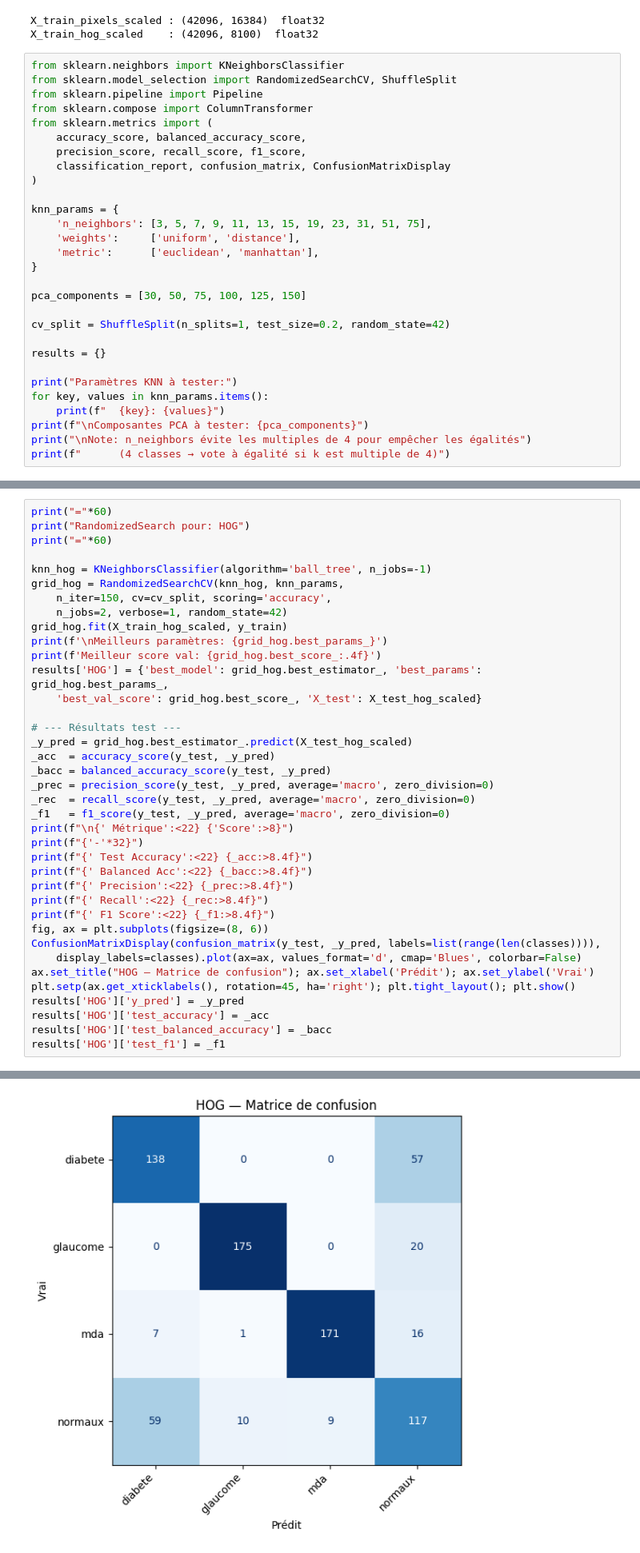
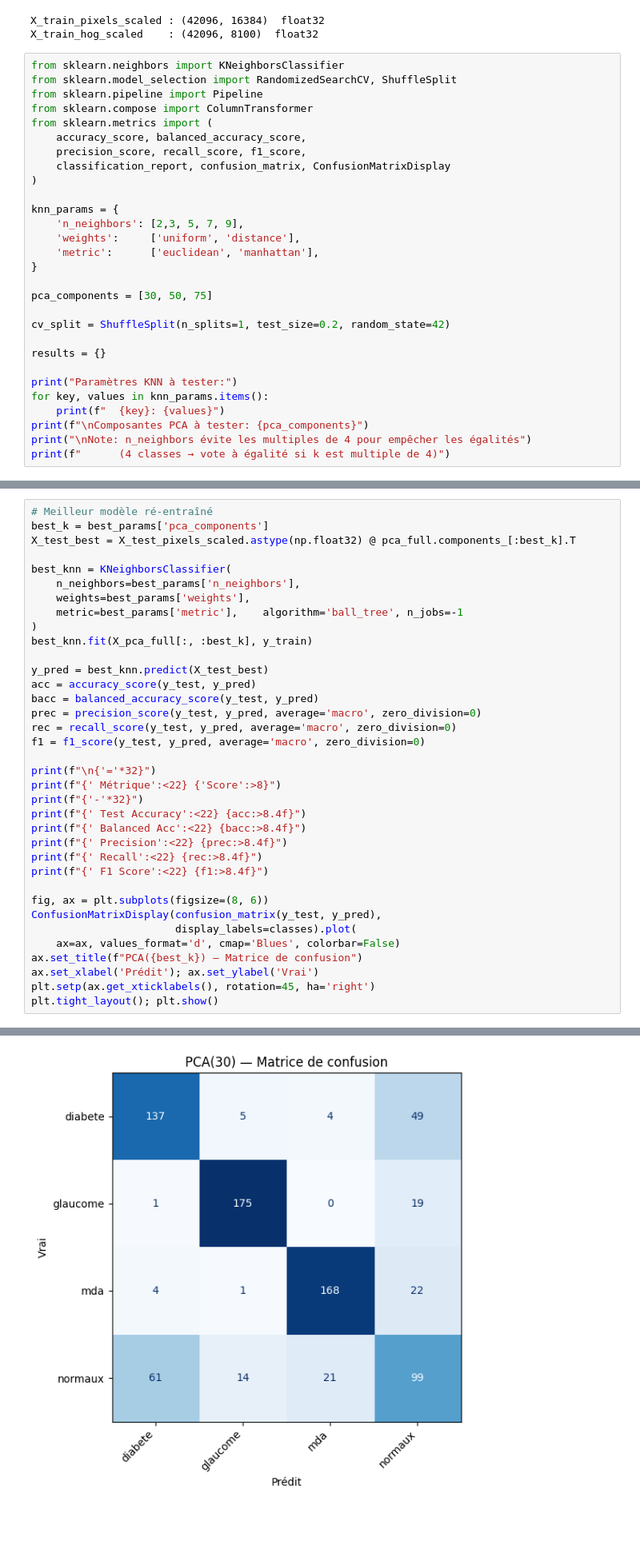
Before and after one commit to Mathis0000/Memoire, a Jupyter notebook: knn/knn.ipynb, the cells around one changed output, grey strips where cells are left out. Shown at 80% size. Cells and saved outputs as stored; diff of their text form; blank space fills up the shorter version.

```diff
--- a/knn/knn.ipynb
+++ b/knn/knn.ipynb
@@ -251,12 +251,12 @@ from sklearn.metrics import (
 )
 
 knn_params = {
-    'n_neighbors': [3, 5, 7, 9, 11, 13, 15, 19, 23, 31, 51, 75],
+    'n_neighbors': [2,3, 5, 7, 9],
     'weights':     ['uniform', 'distance'],
     'metric':      ['euclidean', 'manhattan'],
 }
 
-pca_components = [30, 50, 75, 100, 125, 150]
+pca_components = [30, 50, 75]
 
 cv_split = ShuffleSplit(n_splits=1, test_size=0.2, random_state=42)
 
@@ -343,39 +340,37 @@ Meilleur score val: 0.8757
 # %%
-print("="*60)
-print("RandomizedSearch pour: HOG")
-print("="*60)
+# Meilleur modèle ré-entraîné
+best_k = best_params['pca_components']
+X_test_best = X_test_pixels_scaled.astype(np.float32) @ pca_full.components_[:best_k].T
 
-knn_hog = KNeighborsClassifier(algorithm='ball_tree', n_jobs=-1)
-grid_hog = RandomizedSearchCV(knn_hog, knn_params,
-    n_iter=150, cv=cv_split, scoring='accuracy',
-    n_jobs=2, verbose=1, random_state=42)
-grid_hog.fit(X_train_hog_scaled, y_train)
-print(f'\nMeilleurs paramètres: {grid_hog.best_params_}')
-print(f'Meilleur score val: {grid_hog.best_score_:.4f}')
-results['HOG'] = {'best_model': grid_hog.best_estimator_, 'best_params': grid_hog.best_params_,
-    'best_val_score': grid_hog.best_score_, 'X_test': X_test_hog_scaled}
+best_knn = KNeighborsClassifier(
+    n_neighbors=best_params['n_neighbors'],
+    weights=best_params['weights'],
+    metric=best_params['metric'],    algorithm='ball_tree', n_jobs=-1
+)
+best_knn.fit(X_pca_full[:, :best_k], y_train)
 
-# --- Résultats test ---
-_y_pred = grid_hog.best_estimator_.predict(X_test_hog_scaled)
-_acc  = accuracy_score(y_test, _y_pred)
-_bacc = balanced_accuracy_score(y_test, _y_pred)
-_prec = precision_score(y_test, _y_pred, average='macro', zero_division=0)
-_rec  = recall_score(y_test, _y_pred, average='macro', zero_division=0)
-_f1   = f1_score(y_test, _y_pred, average='macro', zero_division=0)
-print(f"\n{' Métrique':<22} {'Score':>8}")
+y_pred = best_knn.predict(X_test_best)
+acc = accuracy_score(y_test, y_pred)
+bacc = balanced_accuracy_score(y_test, y_pred)
+prec = precision_score(y_test, y_pred, average='macro', zero_division=0)
+rec = recall_score(y_test, y_pred, average='macro', zero_division=0)
+f1 = f1_score(y_test, y_pred, average='macro', zero_division=0)
+
+print(f"\n{'='*32}")
+print(f"{' Métrique':<22} {'Score':>8}")
 print(f"{'-'*32}")
-print(f"{' Test Accuracy':<22} {_acc:>8.4f}")
-print(f"{' Balanced Acc':<22} {_bacc:>8.4f}")
-print(f"{' Precision':<22} {_prec:>8.4f}")
-print(f"{' Recall':<22} {_rec:>8.4f}")
-print(f"{' F1 Score':<22} {_f1:>8.4f}")
+print(f"{' Test Accuracy':<22} {acc:>8.4f}")
+print(f"{' Balanced Acc':<22} {bacc:>8.4f}")
+print(f"{' Precision':<22} {prec:>8.4f}")
+print(f"{' Recall':<22} {rec:>8.4f}")
+print(f"{' F1 Score':<22} {f1:>8.4f}")
+
 fig, ax = plt.subplots(figsize=(8, 6))
-ConfusionMatrixDisplay(confusion_matrix(y_test, _y_pred, labels=list(range(len(classes)))),
-    display_labels=classes).plot(ax=ax, values_format='d', cmap='Blues', colorbar=False)
-ax.set_title("HOG — Matrice de confusion"); ax.set_xlabel('Prédit'); ax.set_ylabel('Vrai')
-plt.setp(ax.get_xticklabels(), rotation=45, ha='right'); plt.tight_layout(); plt.show()
-results['HOG']['y_pred'] = _y_pred
-results['HOG']['test_accuracy'] = _acc
-results['HOG']['test_balanced_accuracy'] = _bacc
-results['HOG']['test_f1'] = _f1
+ConfusionMatrixDisplay(confusion_matrix(y_test, y_pred),
+                       display_labels=classes).plot(
+    ax=ax, values_format='d', cmap='Blues', colorbar=False)
+ax.set_title(f"PCA({best_k}) — Matrice de confusion")
+ax.set_xlabel('Prédit'); ax.set_ylabel('Vrai')
+plt.setp(ax.get_xticklabels(), rotation=45, ha='right')
+plt.tight_layout(); plt.show()
 # %% [output]
@@ -397,2 +385,2 @@ Meilleur score val: 0.8371
-[figure, old version]
+[figure, new version]
 # %%
```
Also changed, not shown: parts of 9 cells of this notebook, 1 other file.
